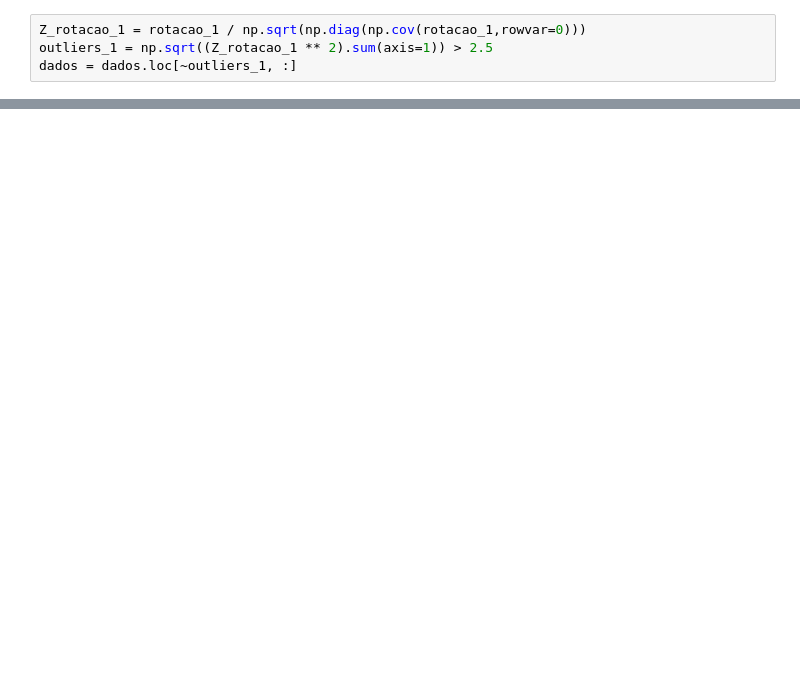
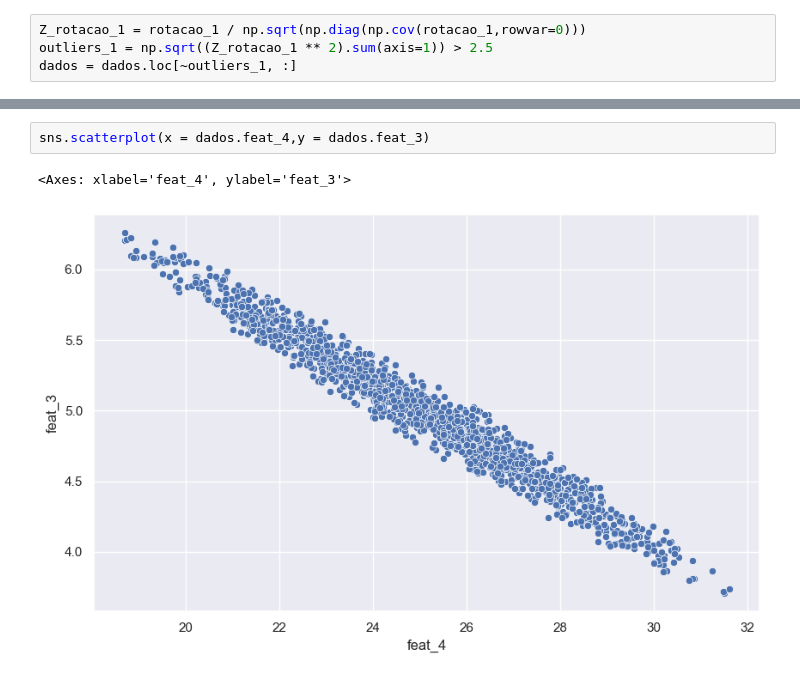
Before and after one commit to victorwasz/datamining-utfpr-2023, a Jupyter notebook: aula_2_e_3/Copia_exercicio_01.ipynb, the cells around one changed output, grey strips where cells are left out. Saved outputs shown, nothing was run; the diff lists cells and outputs as text; blank space fills up the shorter version.

```diff
--- a/aula_2_e_3/Copia_exercicio_01.ipynb
+++ b/aula_2_e_3/Copia_exercicio_01.ipynb
@@ -505,0 +522,5 @@ sns.scatterplot(x=dados.feat_2,y=dados.feat_1)
+# %%
+sns.scatterplot(x = dados.feat_4,y = dados.feat_3)
+# %% [output]
+<Axes: xlabel='feat_4', ylabel='feat_3'>
+[figure, added]
```
Also changed, not shown: parts of 12 cells of this notebook.
